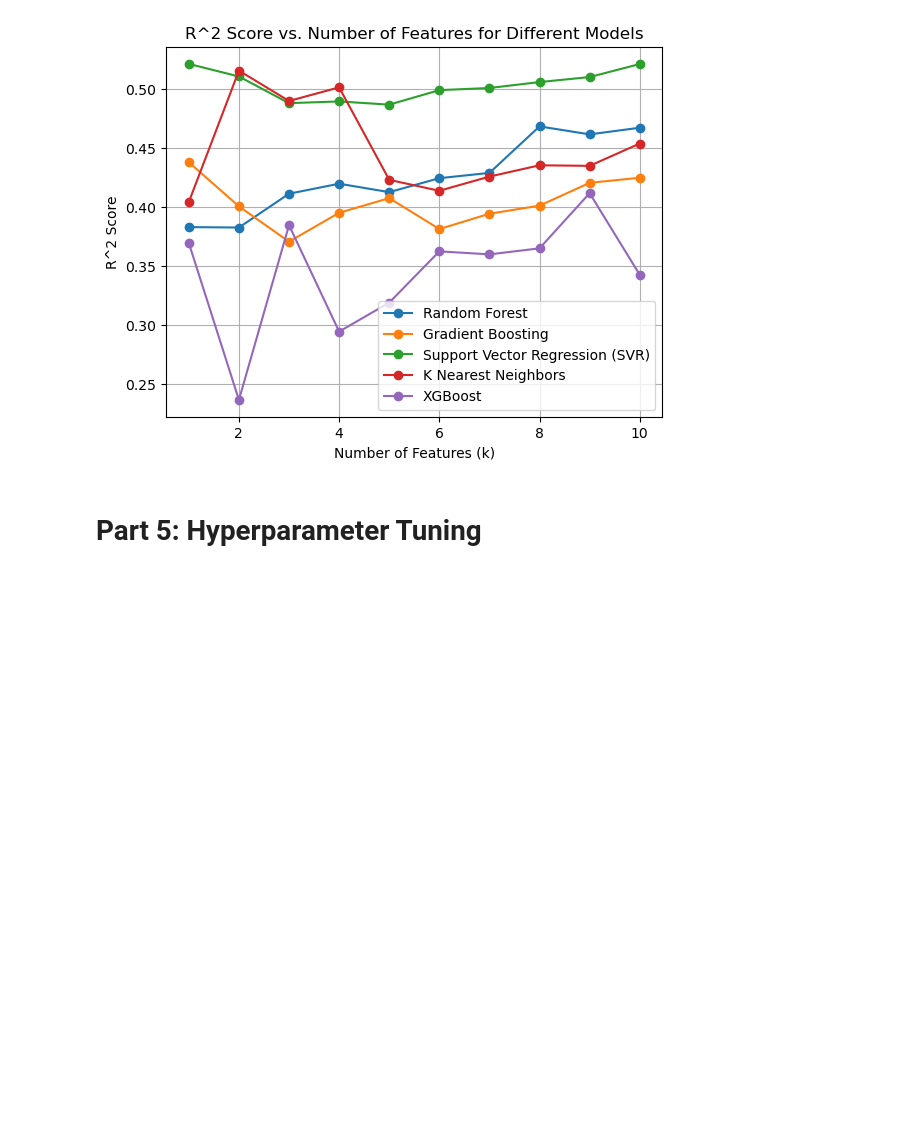
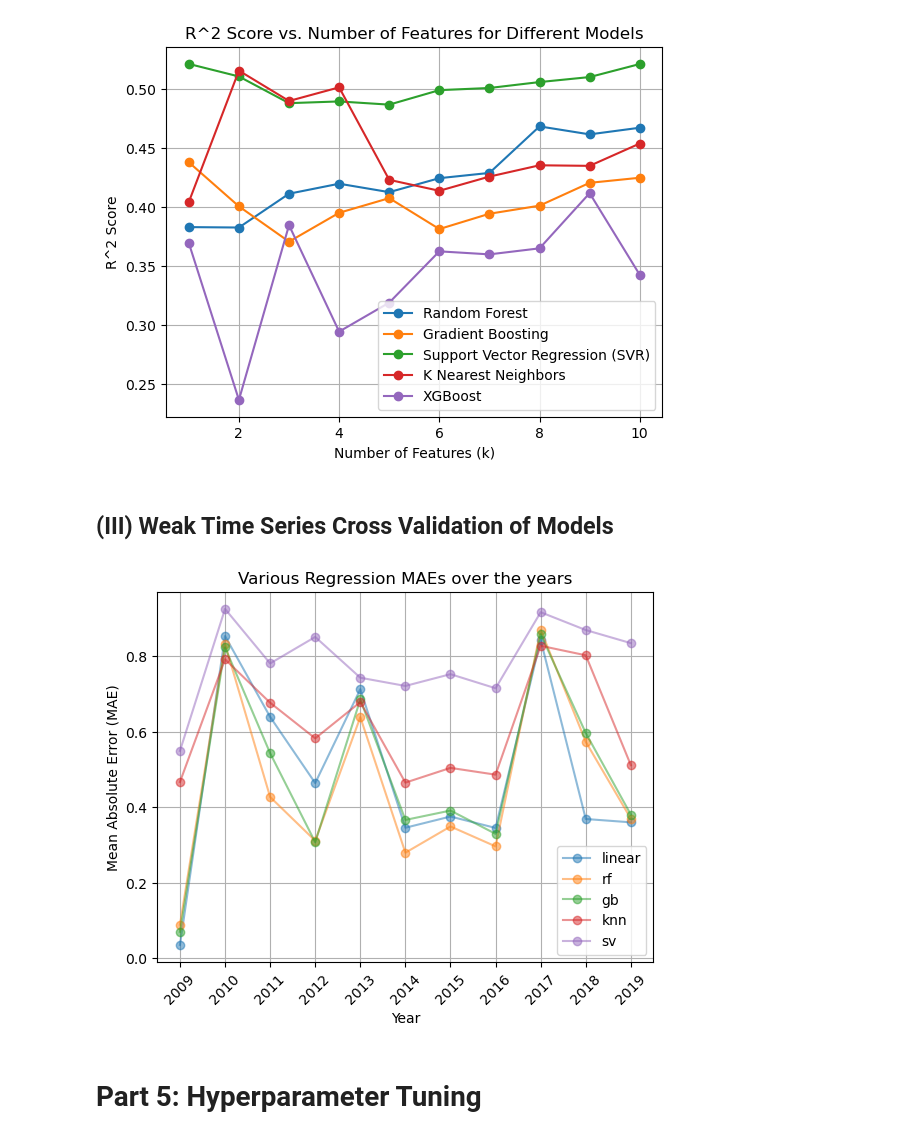
Before and after one commit to rohitbhamidi/ipl-player-salary, a Jupyter notebook: 3-PreprocessingTrainingDevelopment.ipynb, the cells around one changed output. Drawn from its saved outputs; the diff is of its cells as text; code cells hidden in the pictures; blank space fills up the shorter version.

```diff
--- a/3-PreprocessingTrainingDevelopment.ipynb
+++ b/3-PreprocessingTrainingDevelopment.ipynb
@@ -581,6 +621,29 @@ plt.grid(True)
 plt.show()
 # %% [output]
 [figure]
+# %% [markdown]
+## (III) Weak Time Series Cross Validation of Models
+# %%
+regression_model_dict = {
+    'linear': LinearRegression(),
+    'rf': RandomForestRegressor(),
+    'gb': GradientBoostingRegressor(),
+    'knn': KNeighborsRegressor(),
+    'sv': SVR()
+}
+for model_name, model_func in regression_model_dict.items():
+    mae = time_validate_mae(model_func, bowling_filtered)
+    plt.plot(list(mae.keys()), list(mae.values()), marker='o', label = model_name, alpha=.5)
+
+plt.xlabel('Year')
+plt.ylabel('Mean Absolute Error (MAE)')
+plt.title('Various Regression MAEs over the years')
+plt.legend()
+plt.grid(True)
+plt.xticks(list(mae.keys()), rotation=45)
+plt.show()
+# %% [output]
+[figure, added]
 # %% [markdown]
 # **Part 5: Hyperparameter Tuning**
 # %% [markdown]
```
Also changed, not shown: parts of 13 cells of this notebook.
